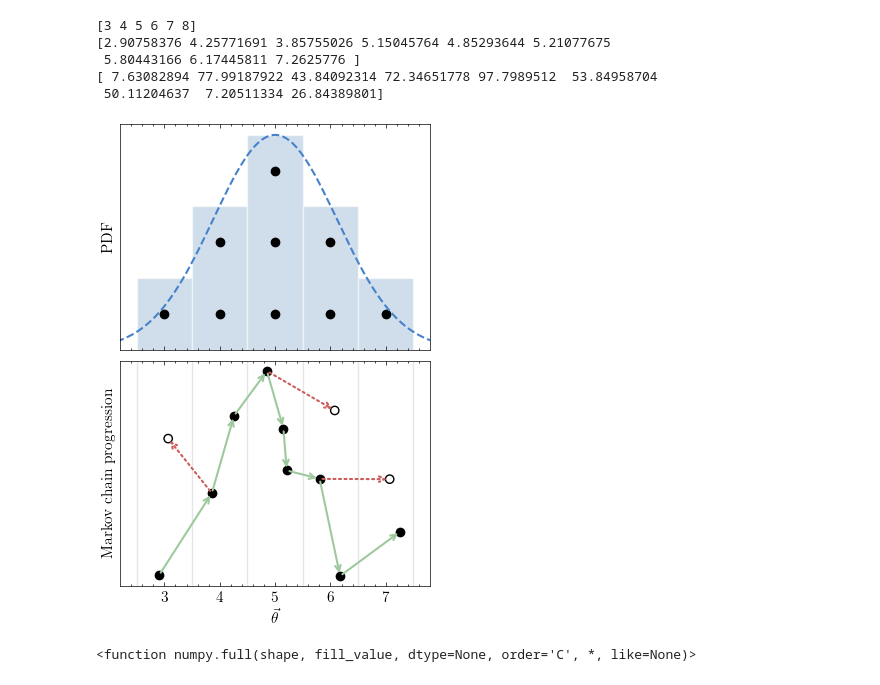
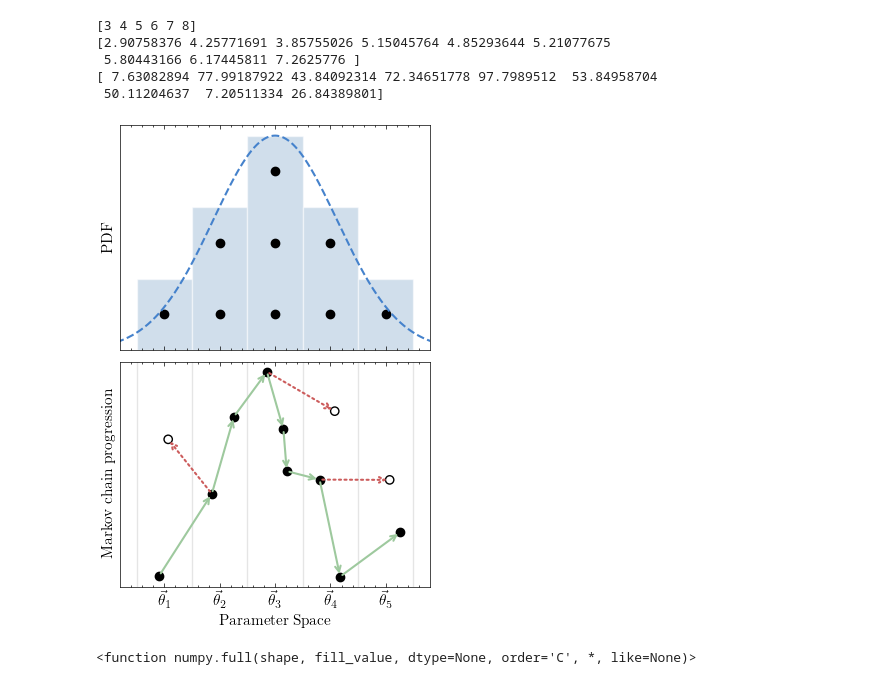
Before and after one commit to narolaharsh/phd-thesis, a Jupyter notebook: plotting_directory/mcmc/mcmc.ipynb, the cells around one changed output. Cells and saved outputs as stored; diff of their text form; code cells hidden in the pictures.

```diff
--- a/plotting_directory/mcmc/mcmc.ipynb
+++ b/plotting_directory/mcmc/mcmc.ipynb
@@ -66,35 +66,37 @@ y_sort = y[sorting]
 for ii in range(len(accepted_val_sort)-1):
 
     ax[1].annotate("", xytext = (accepted_val_sort[ii], y_sort[ii]), xy = (accepted_val_sort[ii+1], y_sort[ii+1]), arrowprops=dict(arrowstyle="->", color = green, lw = lw))
 
 
 failed_y_sorted = failed_y[np.argsort(failed_values)]
 failed_values_sorted = failed_values[np.argsort(failed_values)]
 
 
 
 ax[1].annotate("", xytext = (accepted_val_sort[1], y_sort[1]), xy = (failed_values_sorted[0], failed_y_sorted[0]), arrowprops=dict(arrowstyle="->", color = red, ls = 'dotted', lw = lw))
 ax[1].annotate("", xytext = (accepted_val_sort[3], y_sort[3]), xy = (failed_values_sorted[1], failed_y_sorted[1]), arrowprops=dict(arrowstyle="->", color = red, ls = 'dotted', lw = lw))
 ax[1].annotate("", xytext = (accepted_val_sort[6], y_sort[6]), xy = (failed_values_sorted[2], failed_y_sorted[2]), arrowprops=dict(arrowstyle="->", color = red, ls = 'dotted', lw = lw))
 
 
 for axes in ax:
     axes.set_yticks([])
     axes.set_yticklabels([])
 
-ax[1].set_xlabel("$\\vec{\\theta}$")
+ax[1].set_xlabel("Parameter Space")
 ax[1].set_xlim(2.2, 7.8)
+ax[1].set_xticks([3, 4, 5, 6, 7])
+ax[1].set_xticklabels(["$\\vec{\\theta}_1$", "$\\vec{\\theta}_2$", "$\\vec{\\theta}_3$", "$\\vec{\\theta}_4$", "$\\vec{\\theta}_5$"])
 ax[0].set_ylabel('PDF')
 ax[1].set_ylabel("Markov chain progression")
 fig.savefig('./markov_chain.pdf')
 fig.savefig('../../figures/markov_chain.pdf')
 # %% [output]
 [3 4 5 6 7 8]
 [2.90758376 4.25771691 3.85755026 5.15045764 4.85293644 5.21077675
  5.80443166 6.17445811 7.2625776 ]
 [ 7.63082894 77.99187922 43.84092314 72.34651778 97.7989512  53.84958704
  50.11204637  7.20511334 26.84389801]
-[figure, old version]
+[figure, new version]
 # %%
 np.full
 # %% [output]
```
Also changed, not shown: 3 other files.
